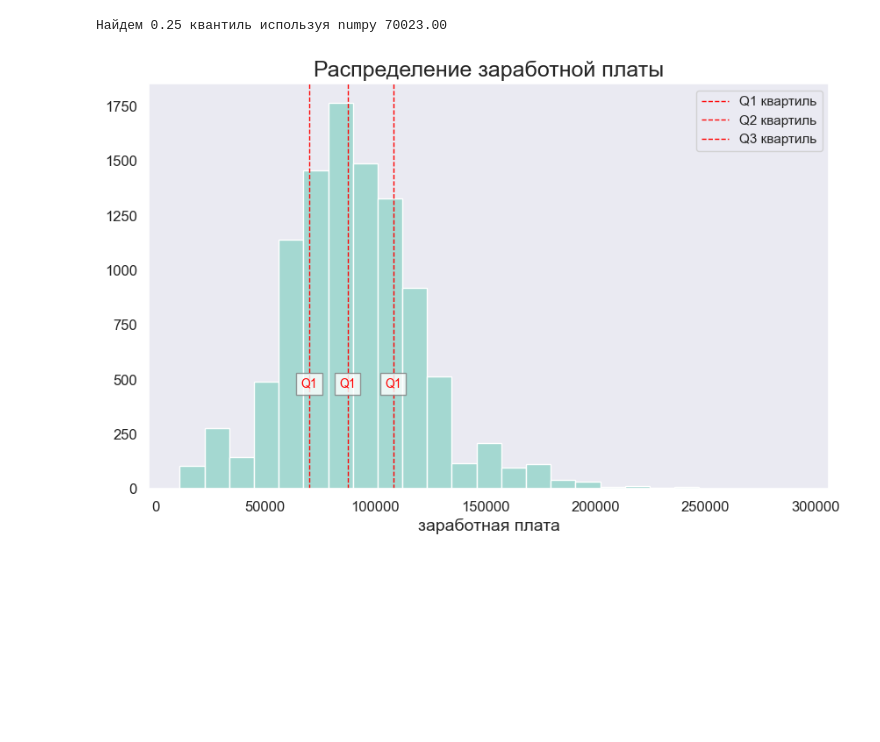
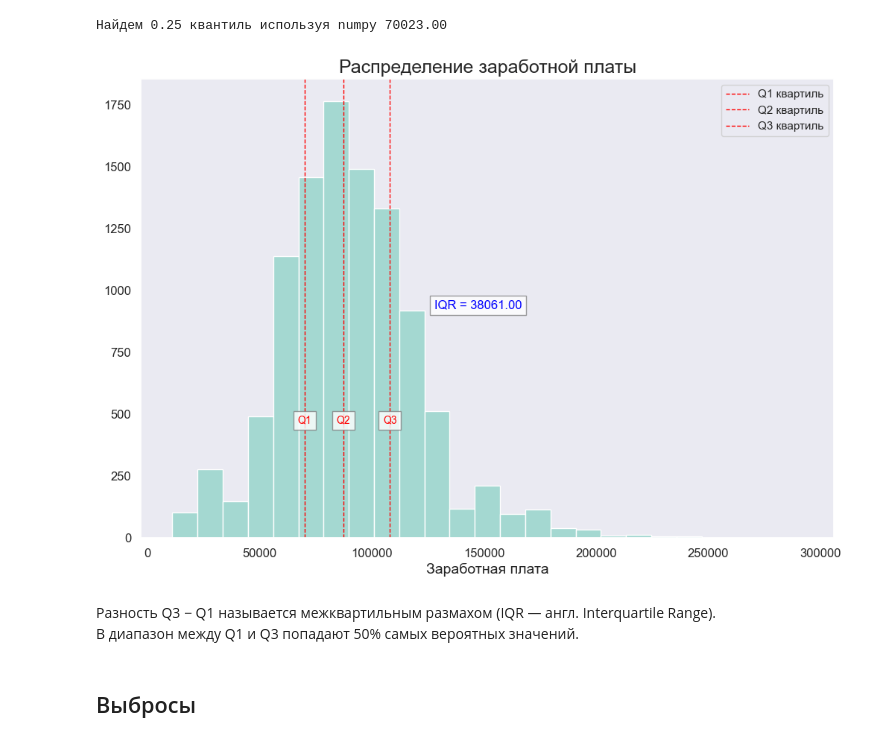
Before and after one commit to Korablinr54/Statistics, a Jupyter notebook: Основы статистики.ipynb, the cells around one changed output. Saved outputs shown, nothing was run; the diff lists cells and outputs as text; code cells hidden in the pictures; blank space fills up the shorter version.

```diff
--- a/Основы статистики.ipynb
+++ b/Основы статистики.ipynb
@@ -492,37 +492,48 @@ print(f'Найдем 0.25 квантиль используя numpy {np.quantile
 # %% [output]
 Найдем 0.25 квантиль используя numpy 70023.00
 # %%
-plt.figure(figsize=(10,6))
+plt.figure(figsize=(12,8))
 
 sns.histplot(data = emp,
              x = "base_salary",
              bins = 25)
 plt.grid(False)
 
 sns.set_palette("Set3")
 
 Q1 = np.quantile(emp["base_salary"], 0.25)
 Q2 = np.quantile(emp["base_salary"], 0.5)
 Q3 = np.quantile(emp["base_salary"], 0.75)
+IQR = Q3 - Q1
 
 plt.axvline (Q1, linestyle = '--', color = "red", linewidth = 1, label = "Q1 квартиль")
 plt.axvline (Q2, linestyle = '--', color = "red", linewidth = 1, label = "Q2 квартиль")
 plt.axvline (Q3, linestyle = '--', color = "red", linewidth = 1, label = "Q3 квартиль")
 
 plt.text(Q1, plt.ylim()[1] * 0.25, f"Q1", color="red", fontsize=10, ha="center",
          bbox=dict(facecolor='white', alpha=0.8, edgecolor='gray'))
-plt.text(Q2, plt.ylim()[1] * 0.25, f"Q1", color="red", fontsize=10, ha="center",
+plt.text(Q2, plt.ylim()[1] * 0.25, f"Q2", color="red", fontsize=10, ha="center",
          bbox=dict(facecolor='white', alpha=0.8, edgecolor='gray'))
-plt.text(Q3, plt.ylim()[1] * 0.25, f"Q1", color="red", fontsize=10, ha="center",
+plt.text(Q3, plt.ylim()[1] * 0.25, f"Q3", color="red", fontsize=10, ha="center",
          bbox=dict(facecolor='white', alpha=0.8, edgecolor='gray'))
 
+plt.text(Q3 + (plt.xlim()[1] - Q3) * 0.1, plt.ylim()[1] * 0.5, f"IQR = {IQR:.2f}",
+         color="blue", fontsize=12, ha="left",
+         bbox=dict(facecolor='white', alpha=0.8, edgecolor='gray'))
+
+
 plt.title('Распределение заработной платы', fontsize = 18)
-plt.xlabel('заработная плата', fontsize = 14)
+plt.xlabel('Заработная плата', fontsize = 14)
 plt.xticks(fontsize = 12)
 plt.ylabel('', fontsize = 14)
 plt.yticks(fontsize = 12)
 plt.legend()
 
 plt.show()
 # %% [output]
-[figure, old version]
+[figure, new version]
+# %% [markdown]
+Разность Q3 − Q1 называется межквартильным размахом (IQR — англ. Interquartile Range).
+В диапазон между Q1 и Q3 попадают 50% самых вероятных значений.
+# %% [markdown]
+## Выбросы
```
Also changed, not shown: parts of 5 cells of this notebook.
